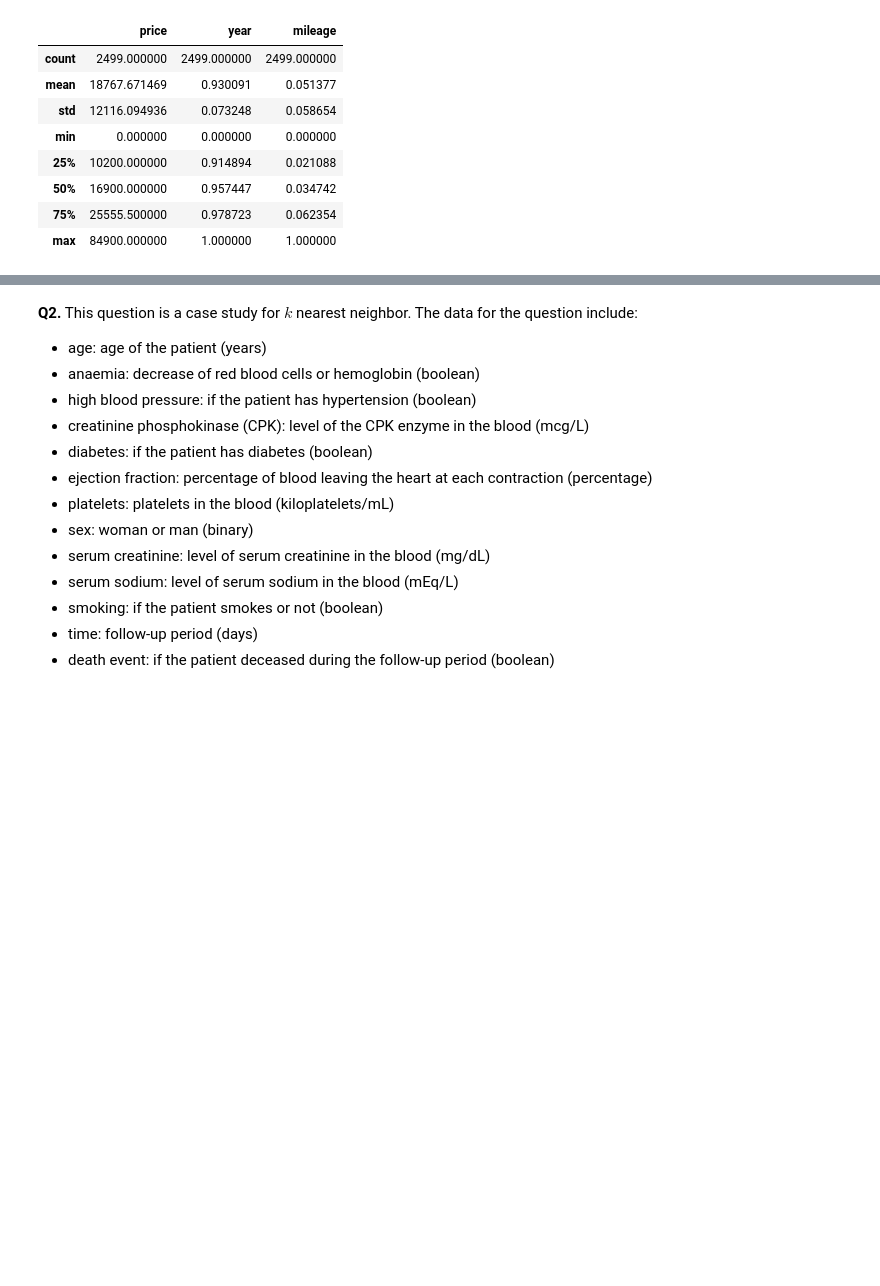
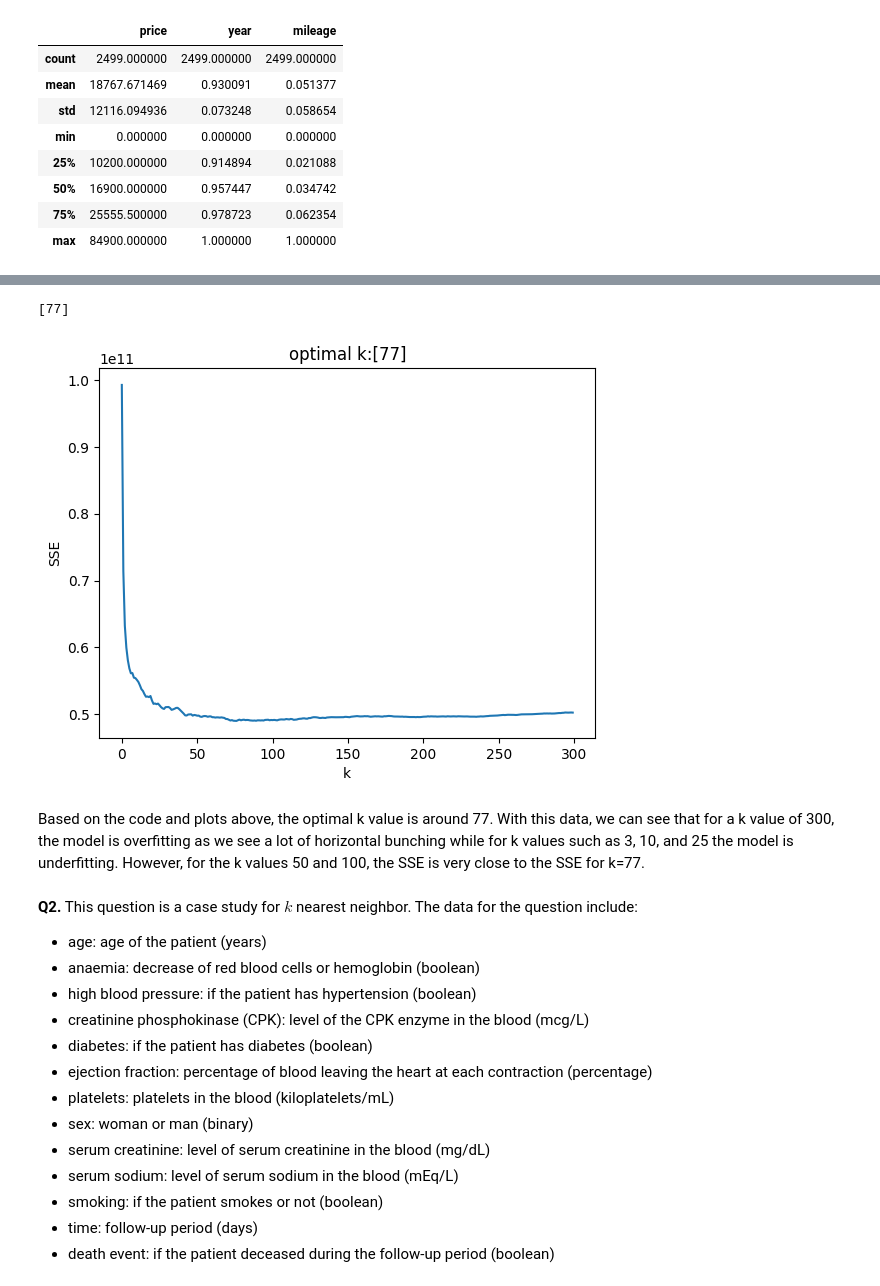
Before and after one commit to PavanVinja/knn, a Jupyter notebook: assignment_knn.ipynb, the cells around one changed output, grey strips where cells are left out. Saved outputs shown, nothing was run; the diff lists cells and outputs as text; code cells hidden in the pictures; blank space fills up the shorter version.

```diff
--- a/assignment_knn.ipynb
+++ b/assignment_knn.ipynb
@@ -60,3 +89,31 @@ df.describe()
+# %%
+# Determine the optimal k:
+k_bar = 300
+k_grid = np.arange(1,k_bar)
+SSE = np.zeros(k_bar)
+
+#store SSE values for every k_bar
+for k in range(k_bar):
+    fitted_model = KNeighborsRegressor(n_neighbors=k+1).fit(X_train,y_train)
+    y_hat = fitted_model.predict(X_test)
+    SSE[k] = np.sum( (y_test-y_hat)**2 )
+
+#find smallest SSE value
+SSE_min = np.min(SSE)
+min_index = np.where(SSE==SSE_min)
+k_star = k_grid[min_index]
+print(k_star)
+
+plt.plot(np.arange(0,k_bar),SSE)
+plt.xlabel("k")
+plt.title("optimal k:"+str(k_star))
+plt.ylabel('SSE')
+plt.show()
+# %% [output]
+[77]
+[figure, added]
+# %% [markdown]
+Based on the code and plots above, the optimal k value is around 77. With this data, we can see that for a k value of 300, the model is overfitting as we see a lot of horizontal bunching while for k values such as 3, 10, and 25 the model is underfitting. However, for the k values 50 and 100, the SSE is very close to the SSE for k=77.
 # %% [markdown]
 **Q2.** This question is a case study for $k$ nearest neighbor. The data for the question include:
 
```
Also changed, not shown: parts of 13 cells of this notebook.
